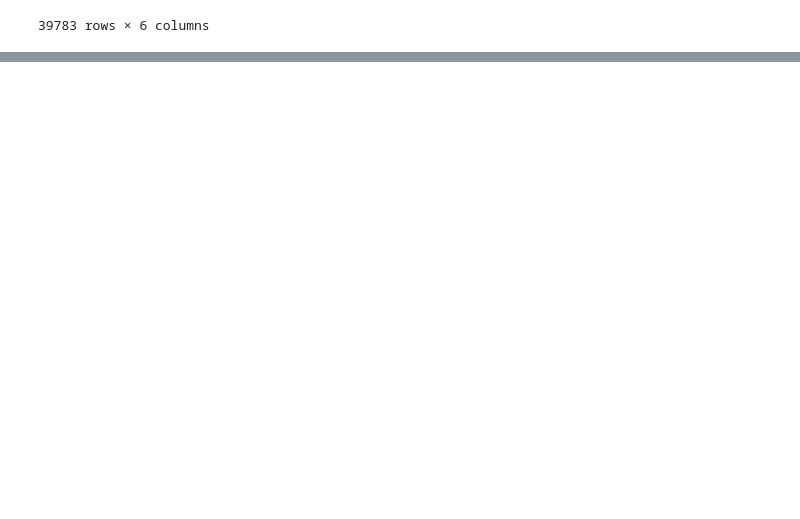
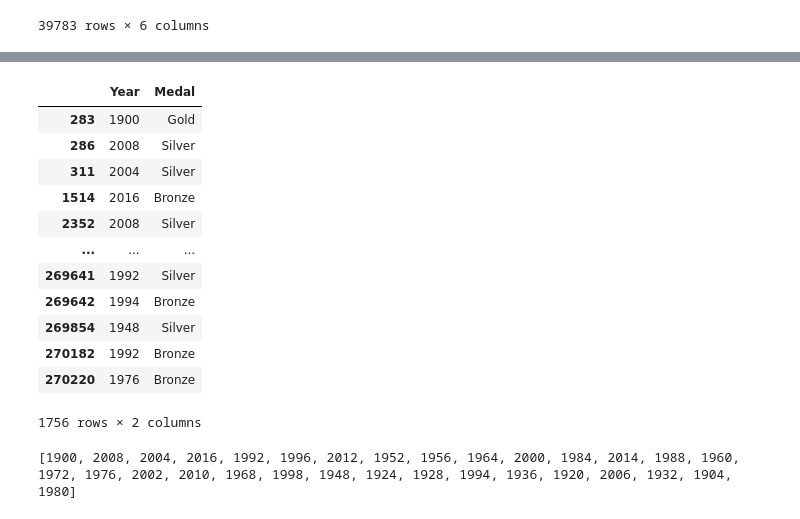
Before and after one commit to fhelms8/Git_Sum_Group_Prj, a Jupyter notebook: Alex_Work.ipynb, the cells around one changed output, grey strips where cells are left out. Cells and saved outputs as stored; diff of their text form; code cells hidden in the pictures; blank space fills up the shorter version.

```diff
--- a/Alex_Work.ipynb
+++ b/Alex_Work.ipynb
@@ -152,0 +88,22 @@ Medal_Chart = Medal_Count.plot(kind='bar')
+# %%
+USFW = USFemale_Winner[["Year", "Medal"]]
+USFW
+# %% [output]
+|  | Year | Medal |
+| 283 | 1900 | Gold |
+| 286 | 2008 | Silver |
+| 311 | 2004 | Silver |
+| 1514 | 2016 | Bronze |
+| 2352 | 2008 | Silver |
+| ... | ... | ... |
+| 269641 | 1992 | Silver |
+| 269642 | 1994 | Bronze |
+| 269854 | 1948 | Silver |
+| 270182 | 1992 | Bronze |
+| 270220 | 1976 | Bronze |
+1756 rows × 2 columns
+# %%
+labels = USFW['Year'].drop_duplicates()
+print(labels.tolist())
+# %% [output]
+[1900, 2008, 2004, 2016, 1992, 1996, 2012, 1952, 1956, 1964, 2000, 1984, 2014, 1988, 1960, 1972, 1976, 2002, 2010, 1968, 1998, 1948, 1924, 1928, 1994, 1936, 1920, 2006, 1932, 1904, 1980]
```
Also changed, not shown: parts of 11 cells of this notebook.
